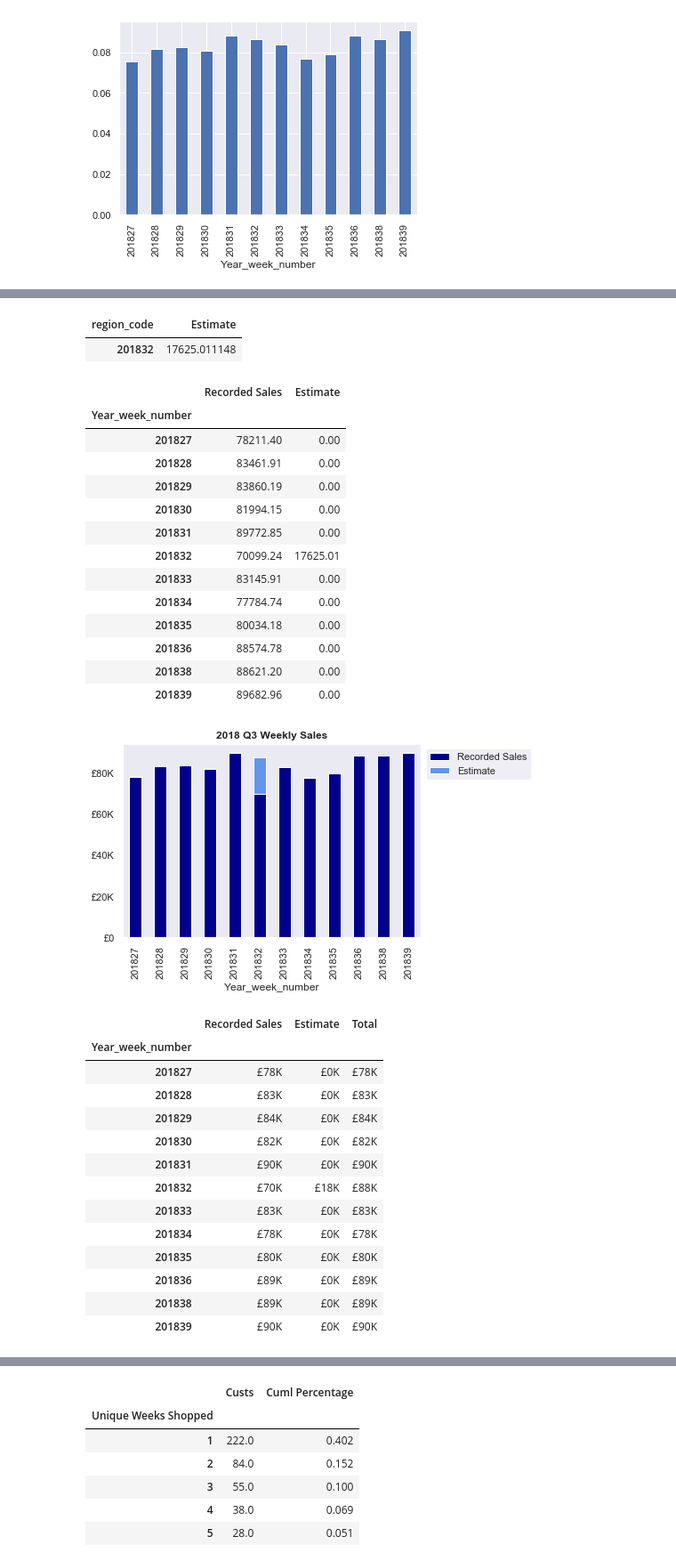
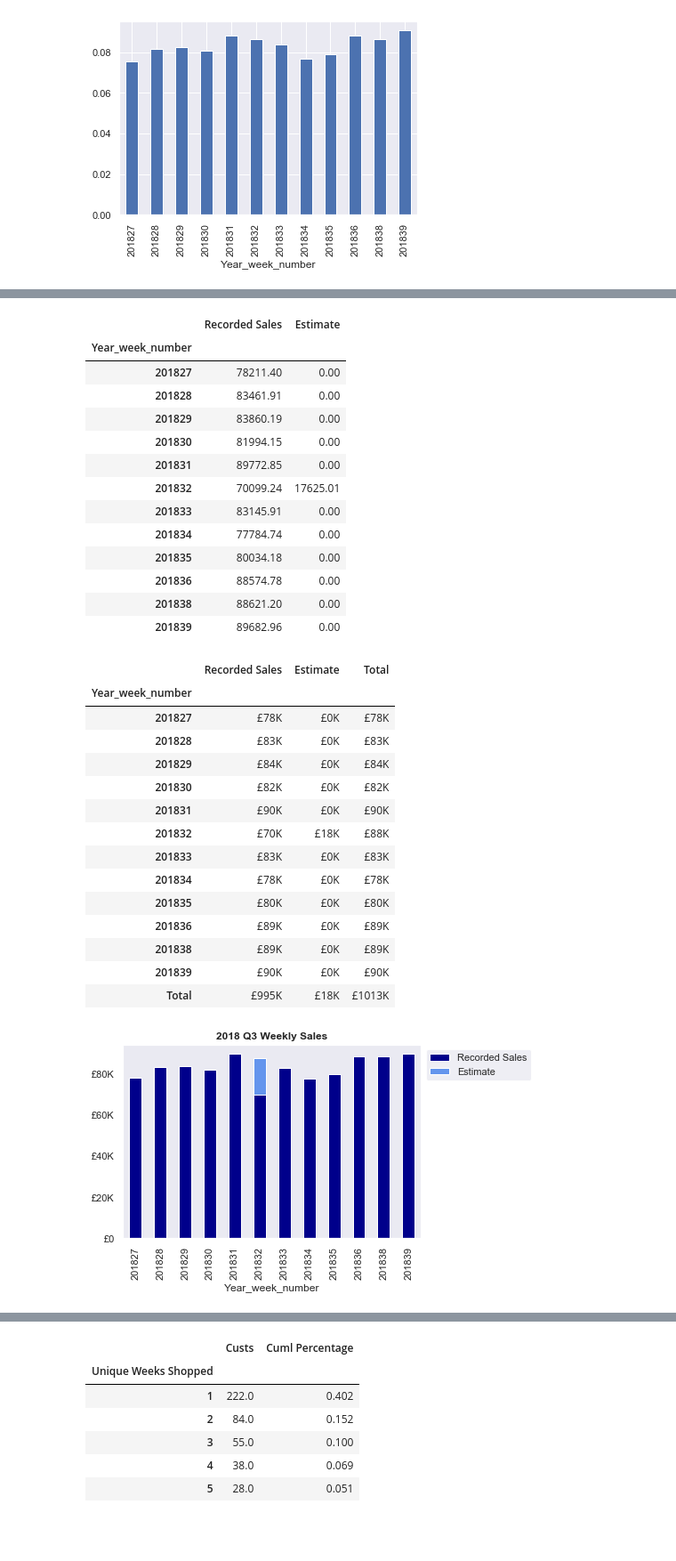
Before and after one commit to TG7789RR/TestModels, a Jupyter notebook: 2004phonecasestudy.ipynb, the cells around one changed output, grey strips where cells are left out. Shown at 89% size. Drawn from its saved outputs; the diff is of its cells as text; code cells hidden in the pictures; blank space fills up the shorter version.

```diff
--- a/2004phonecasestudy.ipynb
+++ b/2004phonecasestudy.ipynb
@@ -30,6 +30,7 @@ DF = pd.read_csv(wd + 'data_presentation_exercise.txt'
 DF['Time'] = [datetime.datetime.time(d) for d in DF['delivery_timestamp']]
 DF['Hour'] =DF['delivery_timestamp'].dt.hour
 DF['Hour String'] =DF['delivery_timestamp'].dt.hour.astype(str)
+DF['Dayofweek'] = DF['delivery_timestamp'].dt.weekday
 # %%
 DF['Delivery Saver'] = np.where((DF['delivery_saver']==1),'Delivery Saver','Not Delivery Saver')
 
@@ -410,14 +423,18 @@ rebase = 0.08661
 
 a['Rebased Total'] = round(a['Total'] / (1-rebase),2)
 
-a['201832'] = a['Rebased Total']*rebase
+a['201832'] = round(a['Rebased Total']*rebase,2)
 
 
 a = a.append(a.sum().rename('Estimate'))
+a = a.applymap("£{0:,.0f}".format)
+
 display(a)
 
-a=pd.DataFrame(a['201832'].loc['Estimate':'Estimate']).T
-display(a)
+#a=pd.DataFrame(a['201832'].loc['Estimate':'Estimate']).T
+
+#display(a)
+
 
 
 totsales=  pd.DataFrame(DF.groupby(['Year_week_number'])['sales_value'].sum())
@@ -442,9 +459,12 @@ ax.set_yticklabels(['£'+human_format(x) for x in ax.get_yticks()])
 plt.legend(bbox_to_anchor=(1,1), edgecolor = 'white')
 plt.title('2018 Q3 Weekly Sales', weight='bold',  fontsize=12)
 
-plt.show()
+#plt.show()
+plt.savefig(wd + 'totalsaleswithestimate.png',bbox_inches='tight')
 
 totsales['Total'] = totsales.sum(axis=1)
+totsales = totsales.append(totsales.sum().rename('Total'))
+
 
 totsales_out = totsales.div(1000)
 totsales_out = totsales_out.applymap("£{0:.0f}K".format)
@@ -460,34 +480,33 @@ del totsales,a
-| region_code | Estimate |
-| 201832 | 17625.011148 |
+|  | Recorded Sales | Estimate |
+| Year_week_number |  |  |
+| 201827 | 78211.40 | 0.00 |
+| 201828 | 83461.91 | 0.00 |
+| 201829 | 83860.19 | 0.00 |
+| 201830 | 81994.15 | 0.00 |
+| 201831 | 89772.85 | 0.00 |
+| 201832 | 70099.24 | 17625.01 |
+| 201833 | 83145.91 | 0.00 |
+| 201834 | 77784.74 | 0.00 |
+| 201835 | 80034.18 | 0.00 |
+| 201836 | 88574.78 | 0.00 |
+| 201838 | 88621.20 | 0.00 |
+| 201839 | 89682.96 | 0.00 |
-|  | Recorded Sales | Estimate |
-| Year_week_number |  |  |
-| 201827 | 78211.40 | 0.00 |
-| 201828 | 83461.91 | 0.00 |
-| 201829 | 83860.19 | 0.00 |
-| 201830 | 81994.15 | 0.00 |
-| 201831 | 89772.85 | 0.00 |
-| 201832 | 70099.24 | 17625.01 |
-| 201833 | 83145.91 | 0.00 |
-| 201834 | 77784.74 | 0.00 |
-| 201835 | 80034.18 | 0.00 |
-| 201836 | 88574.78 | 0.00 |
-| 201838 | 88621.20 | 0.00 |
-| 201839 | 89682.96 | 0.00 |
+|  | Recorded Sales | Estimate | Total |
+| Year_week_number |  |  |  |
+| 201827 | £78K | £0K | £78K |
+| 201828 | £83K | £0K | £83K |
+| 201829 | £84K | £0K | £84K |
+| 201830 | £82K | £0K | £82K |
+| 201831 | £90K | £0K | £90K |
+| 201832 | £70K | £18K | £88K |
+| 201833 | £83K | £0K | £83K |
+| 201834 | £78K | £0K | £78K |
+| 201835 | £80K | £0K | £80K |
+| 201836 | £89K | £0K | £89K |
+| 201838 | £89K | £0K | £89K |
+| 201839 | £90K | £0K | £90K |
+| Total | £995K | £18K | £1013K |
 [figure]
-|  | Recorded Sales | Estimate | Total |
-| Year_week_number |  |  |  |
-| 201827 | £78K | £0K | £78K |
-| 201828 | £83K | £0K | £83K |
-| 201829 | £84K | £0K | £84K |
-| 201830 | £82K | £0K | £82K |
-| 201831 | £90K | £0K | £90K |
-| 201832 | £70K | £18K | £88K |
-| 201833 | £83K | £0K | £83K |
-| 201834 | £78K | £0K | £78K |
-| 201835 | £80K | £0K | £80K |
-| 201836 | £89K | £0K | £89K |
-| 201838 | £89K | £0K | £89K |
-| 201839 | £90K | £0K | £90K |
 # %%
 #total customers who placed an order during the qtr
 
```
Also changed, not shown: parts of 16 cells of this notebook.
